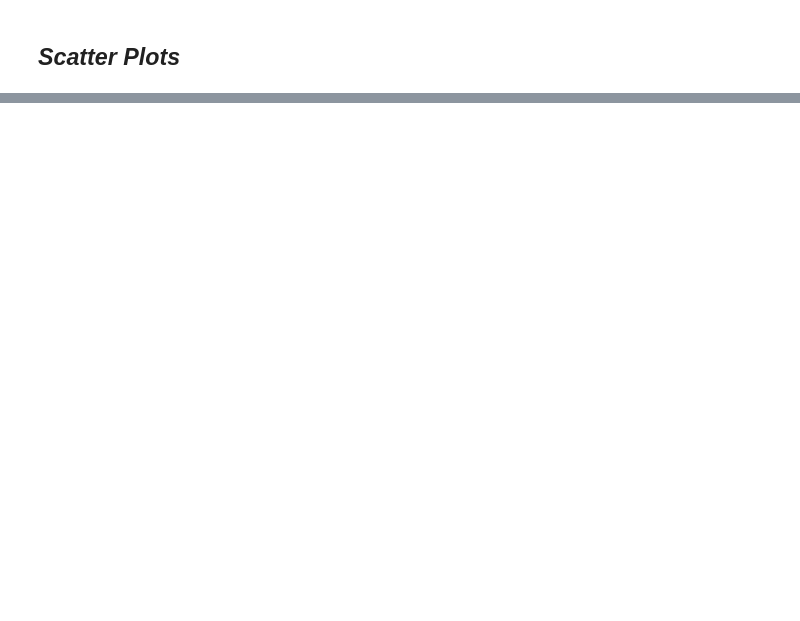
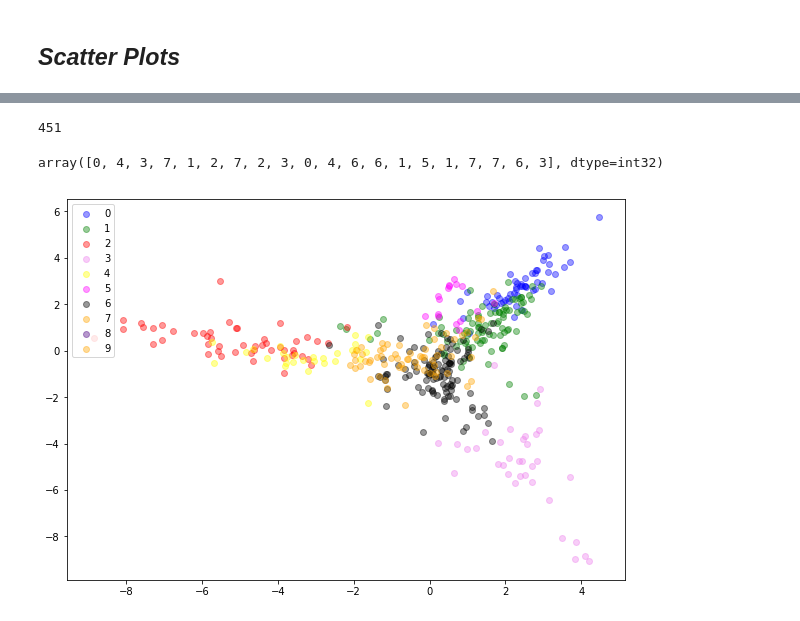
Before and after one commit to pcda17/pcda17.github.io, a Jupyter notebook: Week-11.1_Clustering.ipynb, the cells around one changed output, grey strips where cells are left out. Drawn from its saved outputs; the diff is of its cells as text; code cells hidden in the pictures; blank space fills up the shorter version.

```diff
--- a/Week-11.1_Clustering.ipynb
+++ b/Week-11.1_Clustering.ipynb
@@ -205,0 +283,6 @@ plt.show()
+# %%
+topic_features = model.doc_topic_
+
+print(len(topic_features))
+
+topic_features[:2]
@@ -205,0 +299,16 @@ plt.show()
+# %%
+## Clustering documents using topic vectors (instead of vocabulary vectors, which we used above)
+
+from sklearn.cluster import KMeans
+
+kmeans_topic_classifier = KMeans(n_clusters=10, init='k-means++', n_init=10, max_iter=500, algorithm='auto')
+                                         ## ^ docuements to be grouped in 8 clusters
+
+topic_cluster_classes = kmeans_classifier.fit_predict(topic_features)
+
+print(len(topic_cluster_classes))
+
+topic_cluster_classes[:20]               ## Viewing first 20 cluster assignments
+# %% [output]
+451
+array([0, 4, 3, 7, 1, 2, 7, 2, 3, 0, 4, 6, 6, 1, 5, 1, 7, 7, 6, 3], dtype=int32)
@@ -205,0 +334,34 @@ plt.show()
+# %%
+## Projecting all topic vectors to 2 dimensions using linear discriminant analysis (LDA) and viewing a scatter plot
+
+from sklearn.discriminant_analysis import LinearDiscriminantAnalysis as LDA
+import pandas as pd
+import matplotlib.pyplot as plt
+%matplotlib inline
+
+plt.rcParams['figure.figsize'] = (10, 7)  # Setting default plot size
+
+lda = LDA(n_components=2) #2-dimensional LDA
+
+y = topic_cluster_classes
+
+lda_transformed = pd.DataFrame(lda.fit_transform(topic_features, y))
+
+lda_transformed['y'] = y
+
+plt.scatter(lda_transformed[lda_transformed['y']==0][0], lda_transformed[lda_transformed['y']==0][1], label='0', c='blue', alpha=0.4)
+plt.scatter(lda_transformed[lda_transformed['y']==1][0], lda_transformed[lda_transformed['y']==1][1], label='1', c='green', alpha=0.4)
+plt.scatter(lda_transformed[lda_transformed['y']==2][0], lda_transformed[lda_transformed['y']==2][1], label='2', c='red', alpha=0.4)
+plt.scatter(lda_transformed[lda_transformed['y']==3][0], lda_transformed[lda_transformed['y']==3][1], label='3', c='violet', alpha=0.4)
+plt.scatter(lda_transformed[lda_transformed['y']==4][0], lda_transformed[lda_transformed['y']==4][1], label='4', c='yellow', alpha=0.4)
+plt.scatter(lda_transformed[lda_transformed['y']==5][0], lda_transformed[lda_transformed['y']==5][1], label='5', c='magenta', alpha=0.4)
+plt.scatter(lda_transformed[lda_transformed['y']==6][0], lda_transformed[lda_transformed['y']==6][1], label='6', c='black', alpha=0.4)
+plt.scatter(lda_transformed[lda_transformed['y']==7][0], lda_transformed[lda_transformed['y']==7][1], label='7', c='orange', alpha=0.4)
+plt.scatter(lda_transformed[lda_transformed['y']==8][0], lda_transformed[lda_transformed['y']==8][1], label='8', c='indigo', alpha=0.4)
+plt.scatter(lda_transformed[lda_transformed['y']==9][0], lda_transformed[lda_transformed['y']==9][1], label='9', c='orange', alpha=0.4)
+
+plt.legend(loc=2)
+
+plt.show()
+# %% [output]
+[figure, added]
```
Also changed, not shown: parts of 16 cells of this notebook, 3 other files.
